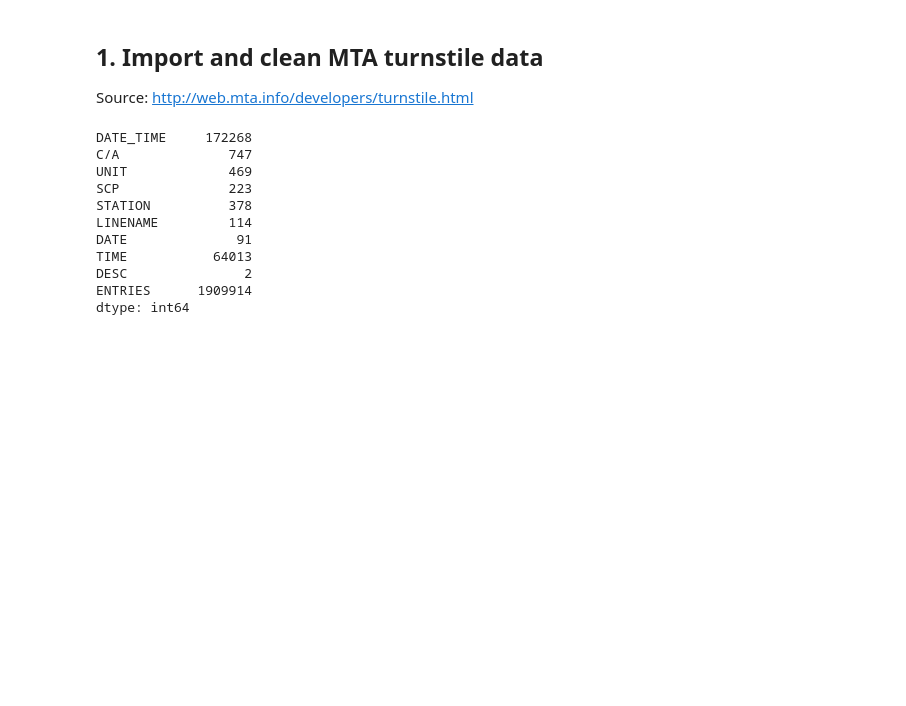
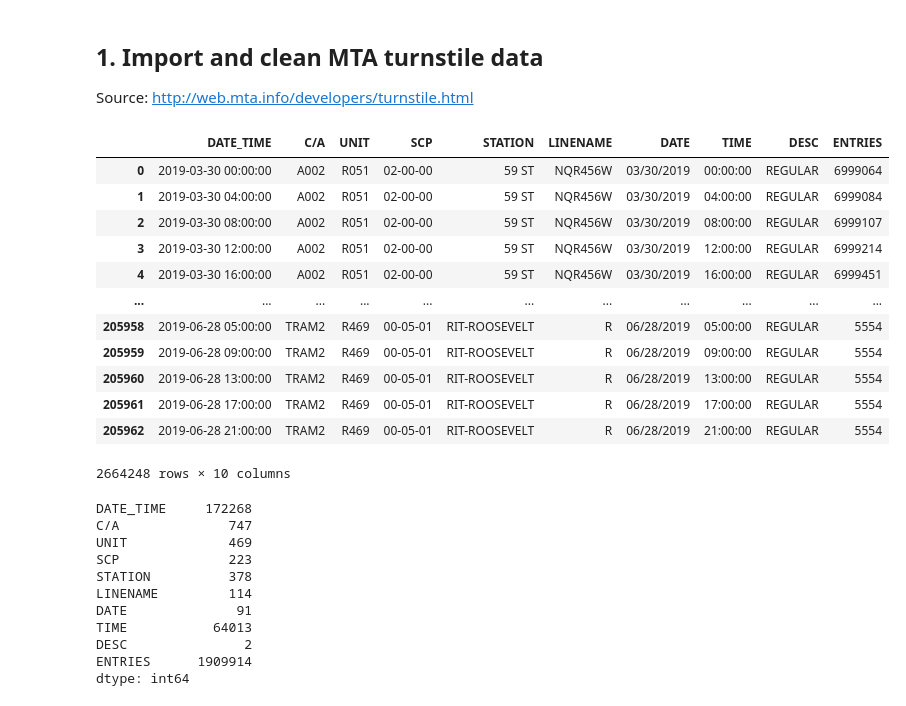
Before and after one commit to slp22/eda-project, a Jupyter notebook: EDA_mta_code.ipynb, the cells around one changed output. Drawn from its saved outputs; the diff is of its cells as text; code cells hidden in the pictures; blank space fills up the shorter version.

```diff
--- a/EDA_mta_code.ipynb
+++ b/EDA_mta_code.ipynb
@@ -19,12 +19,31 @@ def get_data_parse_dt(week_nums):
     dfs = []
     for week_num in week_nums:
         file_url = url.format(week_num)
-        dfs.append(pd.read_csv(file_url, parse_dates=[['DATE','TIME']], usecols = [0,1,2,3,4,6,7,8,9], keep_date_col=True))
+        dfs.append(pd.read_csv(file_url,
+                               parse_dates=[['DATE','TIME']],
+                               usecols = [0,1,2,3,4,6,7,8,9],
+                               keep_date_col=True))
     return pd.concat(dfs)
-
-# Create a datetime column using data from columns DATE and TIME during import
-week_nums = [190406, 190413, 190420, 190427, 190504, 190511, 190518, 190525, 190601, 190608, 190615, 190622, 190629]
-df = get_data_parse_dt(week_nums)
+# %%
+# Create a datetime column using data from columns DATE and TIME during import
+week_nums = [190406, 190413, 190420, 190427, 190504, 190511, 190518, 190525, 190601, 190608, 190615, 190622, 190629]
+
+df = get_data_parse_dt(week_nums)
+df
+# %% [output]
+|  | DATE_TIME | C/A | UNIT | SCP | STATION | LINENAME | DATE | TIME | DESC | ENTRIES |
+| 0 | 2019-03-30 00:00:00 | A002 | R051 | 02-00-00 | 59 ST | NQR456W | 03/30/2019 | 00:00:00 | REGULAR | 6999064 |
+| 1 | 2019-03-30 04:00:00 | A002 | R051 | 02-00-00 | 59 ST | NQR456W | 03/30/2019 | 04:00:00 | REGULAR | 6999084 |
+| 2 | 2019-03-30 08:00:00 | A002 | R051 | 02-00-00 | 59 ST | NQR456W | 03/30/2019 | 08:00:00 | REGULAR | 6999107 |
+| 3 | 2019-03-30 12:00:00 | A002 | R051 | 02-00-00 | 59 ST | NQR456W | 03/30/2019 | 12:00:00 | REGULAR | 6999214 |
+| 4 | 2019-03-30 16:00:00 | A002 | R051 | 02-00-00 | 59 ST | NQR456W | 03/30/2019 | 16:00:00 | REGULAR | 6999451 |
+| ... | ... | ... | ... | ... | ... | ... | ... | ... | ... | ... |
+| 205958 | 2019-06-28 05:00:00 | TRAM2 | R469 | 00-05-01 | RIT-ROOSEVELT | R | 06/28/2019 | 05:00:00 | REGULAR | 5554 |
+| 205959 | 2019-06-28 09:00:00 | TRAM2 | R469 | 00-05-01 | RIT-ROOSEVELT | R | 06/28/2019 | 09:00:00 | REGULAR | 5554 |
+| 205960 | 2019-06-28 13:00:00 | TRAM2 | R469 | 00-05-01 | RIT-ROOSEVELT | R | 06/28/2019 | 13:00:00 | REGULAR | 5554 |
+| 205961 | 2019-06-28 17:00:00 | TRAM2 | R469 | 00-05-01 | RIT-ROOSEVELT | R | 06/28/2019 | 17:00:00 | REGULAR | 5554 |
+| 205962 | 2019-06-28 21:00:00 | TRAM2 | R469 | 00-05-01 | RIT-ROOSEVELT | R | 06/28/2019 | 21:00:00 | REGULAR | 5554 |
+2664248 rows × 10 columns
 # %%
 # How many unique values in each column
 df.nunique()
```
Also changed, not shown: parts of 5 cells of this notebook.
